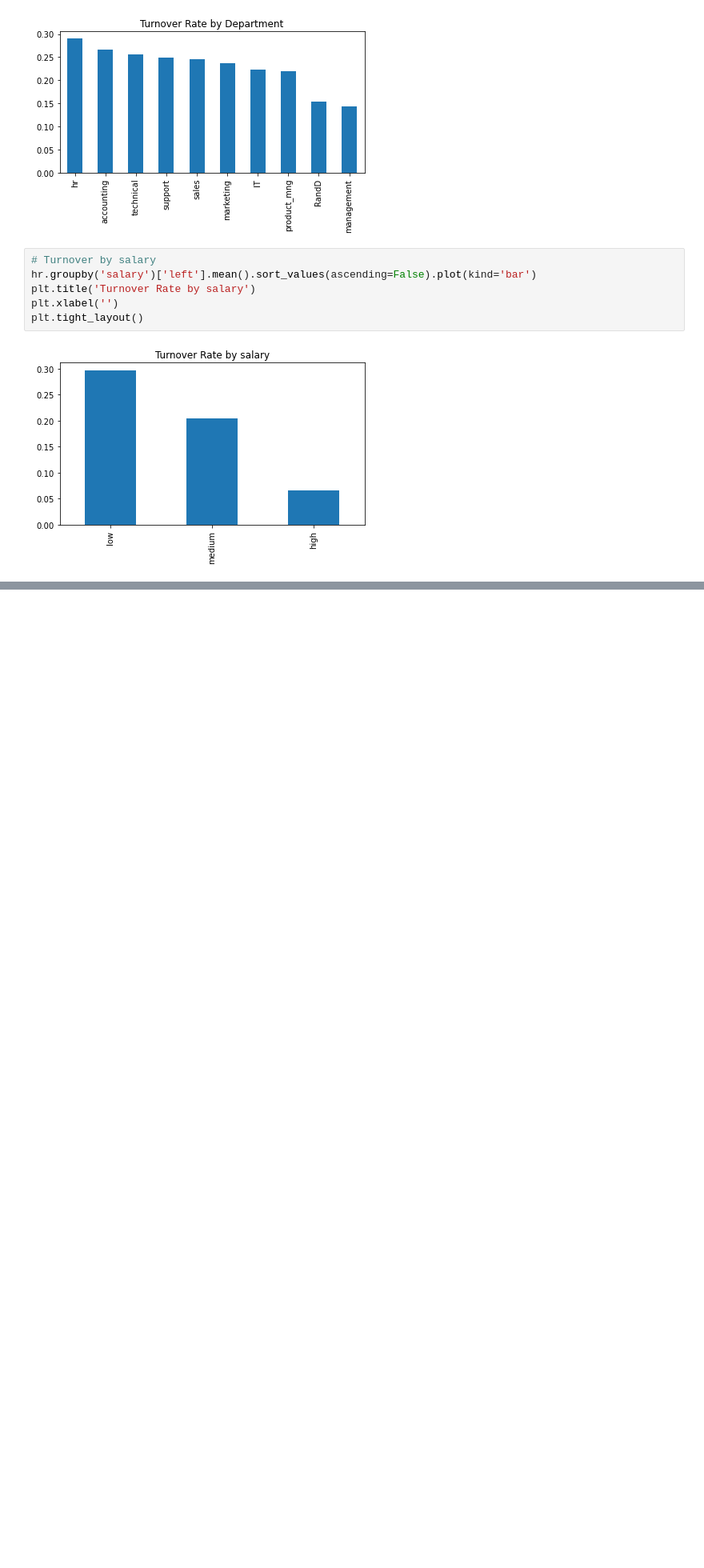
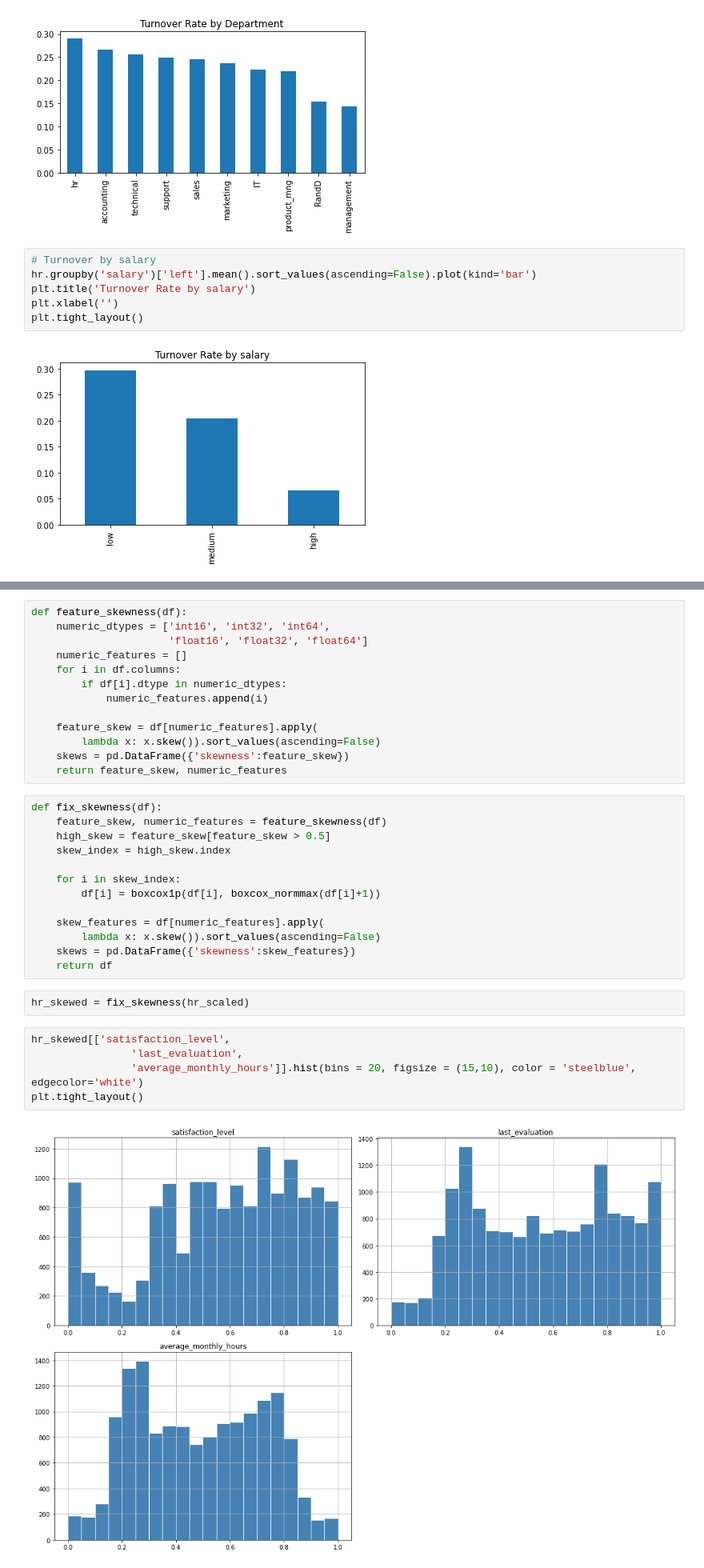
Before and after one commit to susanliubc/HR-Turnover-Analysis, a Jupyter notebook: Turnover.ipynb, the cells around one changed output, grey strips where cells are left out. Shown: that part at 80% size. Drawn from its saved outputs; the diff is of its cells as text; blank space fills up the shorter version.

```diff
--- a/Turnover.ipynb
+++ b/Turnover.ipynb
@@ -189,0 +270,35 @@ plt.tight_layout()
+# %%
+def feature_skewness(df):
+    numeric_dtypes = ['int16', 'int32', 'int64',
+                      'float16', 'float32', 'float64']
+    numeric_features = []
+    for i in df.columns:
+        if df[i].dtype in numeric_dtypes:
+            numeric_features.append(i)
+
+    feature_skew = df[numeric_features].apply(
+        lambda x: x.skew()).sort_values(ascending=False)
+    skews = pd.DataFrame({'skewness':feature_skew})
+    return feature_skew, numeric_features
+# %%
+def fix_skewness(df):
+    feature_skew, numeric_features = feature_skewness(df)
+    high_skew = feature_skew[feature_skew > 0.5]
+    skew_index = high_skew.index
+
+    for i in skew_index:
+        df[i] = boxcox1p(df[i], boxcox_normmax(df[i]+1))
+
+    skew_features = df[numeric_features].apply(
+        lambda x: x.skew()).sort_values(ascending=False)
+    skews = pd.DataFrame({'skewness':skew_features})
+    return df
+# %%
+hr_skewed = fix_skewness(hr_scaled)
+# %%
+hr_skewed[['satisfaction_level',
+                'last_evaluation',
+                'average_monthly_hours']].hist(bins = 20, figsize = (15,10), color = 'steelblue', edgecolor='white')
+plt.tight_layout()
+# %% [output]
+[figure, added]
```
Also changed, not shown: parts of 17 cells of this notebook.
